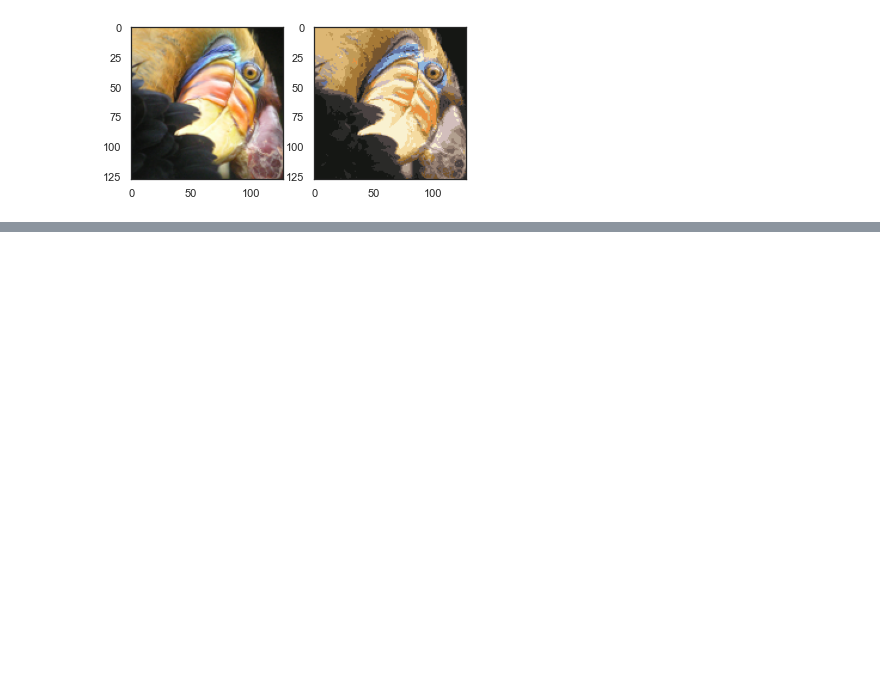
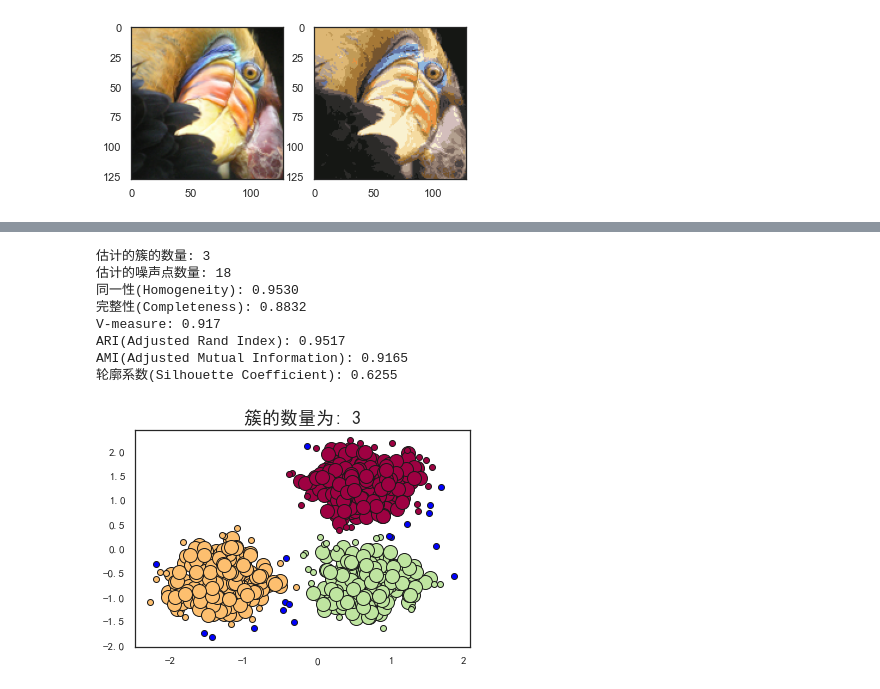
Before and after one commit to fengdu78/WZU-machine-learning-course, a Jupyter notebook: code/lesson11-code-聚类/WZU-ML-lesson11-Clustering.ipynb, the cells around one changed output, grey strips where cells are left out. Drawn from its saved outputs; the diff is of its cells as text; code cells hidden in the pictures; blank space fills up the shorter version.

```diff
--- a/code/lesson11-code-聚类/WZU-ML-lesson11-Clustering.ipynb
+++ b/code/lesson11-code-聚类/WZU-ML-lesson11-Clustering.ipynb
@@ -261,0 +272,4 @@ plt.show()
+# %%
+import matplotlib.pyplot as plt
+plt.rcParams['font.sans-serif']=['SimHei'] #用来正常显示中文标签
+plt.rcParams['axes.unicode_minus']=False #用来正常显示负号
@@ -261,0 +278,5 @@ plt.show()
+# %%
+centers = [[1, 1], [-1, -1], [1, -1]]
+X, labels_true = make_blobs(
+    n_samples=750, centers=centers, cluster_std=0.4, random_state=0
+)
@@ -261,0 +285,2 @@ plt.show()
+# %%
+X = StandardScaler().fit_transform(X)
@@ -261,0 +361,12 @@ plt.show()
+# %%
+plot_dbscan(0.3, 10)
+# %% [output]
+估计的簇的数量: 3
+估计的噪声点数量: 18
+同一性(Homogeneity): 0.9530
+完整性(Completeness): 0.8832
+V-measure: 0.917
+ARI(Adjusted Rand Index): 0.9517
+AMI(Adjusted Mutual Information): 0.9165
+轮廓系数(Silhouette Coefficient): 0.6255
+[figure, added]
```
Also changed, not shown: parts of 14 cells of this notebook.
